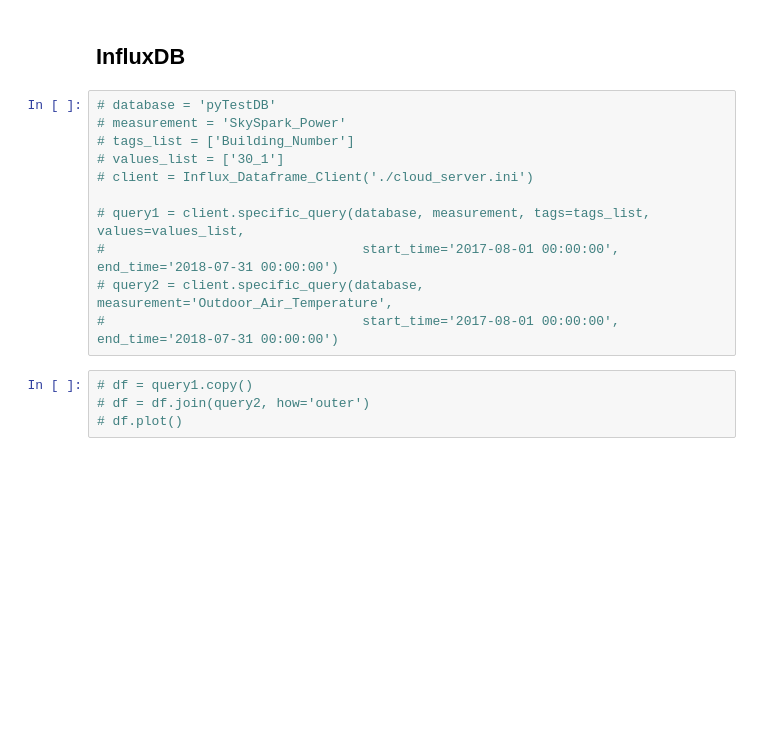
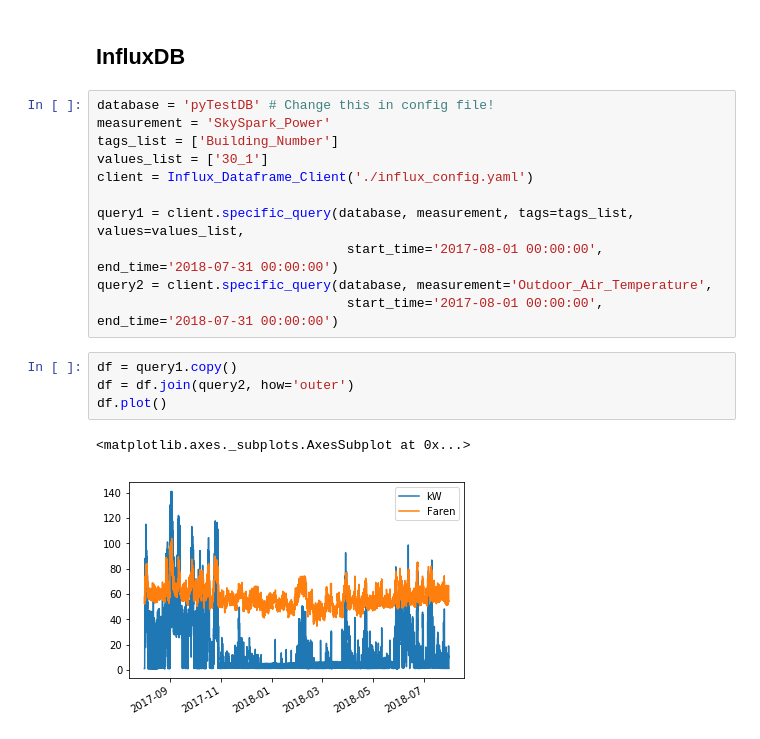
Before and after one commit to phgupta/Energy_Analytics, a Jupyter notebook: Energy_Analytics/Main.ipynb, the cells around one changed output. Drawn from its saved outputs; the diff is of its cells as text; blank space fills up the shorter version.

```diff
--- a/Energy_Analytics/Main.ipynb
+++ b/Energy_Analytics/Main.ipynb
@@ -51,18 +48,21 @@ main_obj.write_json()
 # %% [markdown]
 ## InfluxDB
 # %%
-# database = 'pyTestDB'
-# measurement = 'SkySpark_Power'
-# tags_list = ['Building_Number']
-# values_list = ['30_1']
-# client = Influx_Dataframe_Client('./cloud_server.ini')
+database = 'pyTestDB' # Change this in config file!
+measurement = 'SkySpark_Power'
+tags_list = ['Building_Number']
+values_list = ['30_1']
+client = Influx_Dataframe_Client('./influx_config.yaml')
 
-# query1 = client.specific_query(database, measurement, tags=tags_list, values=values_list,
-#                                 start_time='2017-08-01 00:00:00', end_time='2018-07-31 00:00:00')
-# query2 = client.specific_query(database, measurement='Outdoor_Air_Temperature',
-#                                 start_time='2017-08-01 00:00:00', end_time='2018-07-31 00:00:00')
+query1 = client.specific_query(database, measurement, tags=tags_list, values=values_list,
+                                start_time='2017-08-01 00:00:00', end_time='2018-07-31 00:00:00')
+query2 = client.specific_query(database, measurement='Outdoor_Air_Temperature',
+                                start_time='2017-08-01 00:00:00', end_time='2018-07-31 00:00:00')
 # %%
-# df = query1.copy()
-# df = df.join(query2, how='outer')
-# df.plot()
+df = query1.copy()
+df = df.join(query2, how='outer')
+df.plot()
+# %% [output]
+<matplotlib.axes._subplots.AxesSubplot at 0x...>
+[figure, added]
 # %%
```
Also changed, not shown: parts of 2 cells of this notebook, 6 other files.
